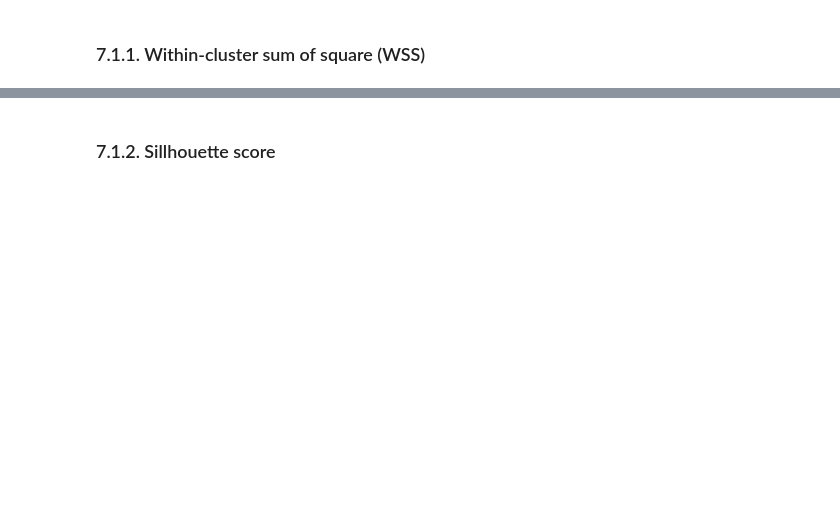
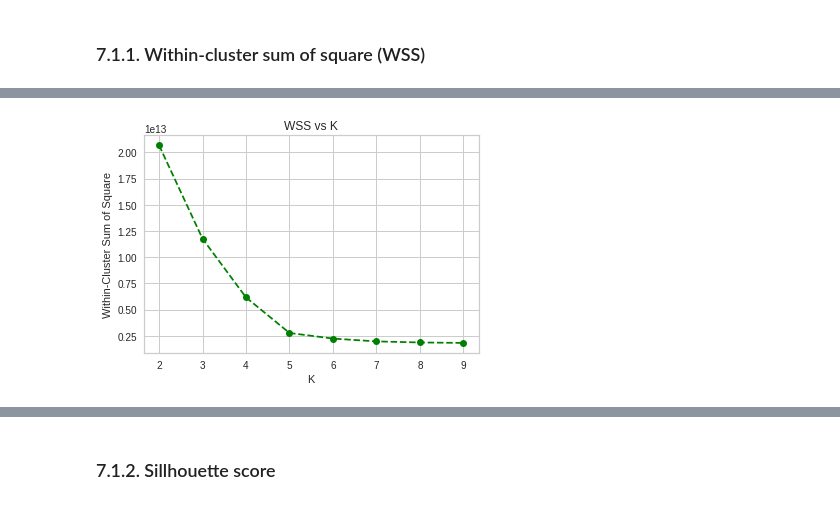
Before and after one commit to pedropscf/3-insiders-clustering, a Jupyter notebook: notebooks/m01-insiders-clustering.ipynb, the cells around one changed output, grey strips where cells are left out. Drawn from its saved outputs; the diff is of its cells as text; code cells hidden in the pictures; blank space fills up the shorter version.

```diff
--- a/notebooks/m01-insiders-clustering.ipynb
+++ b/notebooks/m01-insiders-clustering.ipynb
@@ -291,2 +317,6 @@ df_ref.head()
+# %%
+df7 = df6.copy()
+# %%
+X = df7.drop(columns=['customer_id'])
 # %% [markdown]
 ## 7.1. Cluster evaluation metrics
@@ -293,2 +334,15 @@ df_ref.head()
 # %% [markdown]
 ### 7.1.1. Within-cluster sum of square (WSS)
+# %%
+n_clusters = [2, 3, 4, 5, 6, 7, 8, 9]
+# %%
+wss = []
+for k in n_clusters:
+
+    print(k)
+
+    kmeans = cluster.KMeans(init='random', n_clusters=k, n_init=10, max_iter=100, random_state=42)
+
+    kmeans.fit(X)
+
+    wss.append(kmeans.inertia_)
@@ -294,0 +358,8 @@ df_ref.head()
+# %%
+plt.plot(n_clusters, wss, linestyle='--', marker='o', color='green')
+plt.xlabel('K')
+plt.ylabel('Within-Cluster Sum of Square')
+plt.title('WSS vs K')
+plt.show()
+# %% [output]
+[figure, added]
```
Also changed, not shown: parts of 19 cells of this notebook.
